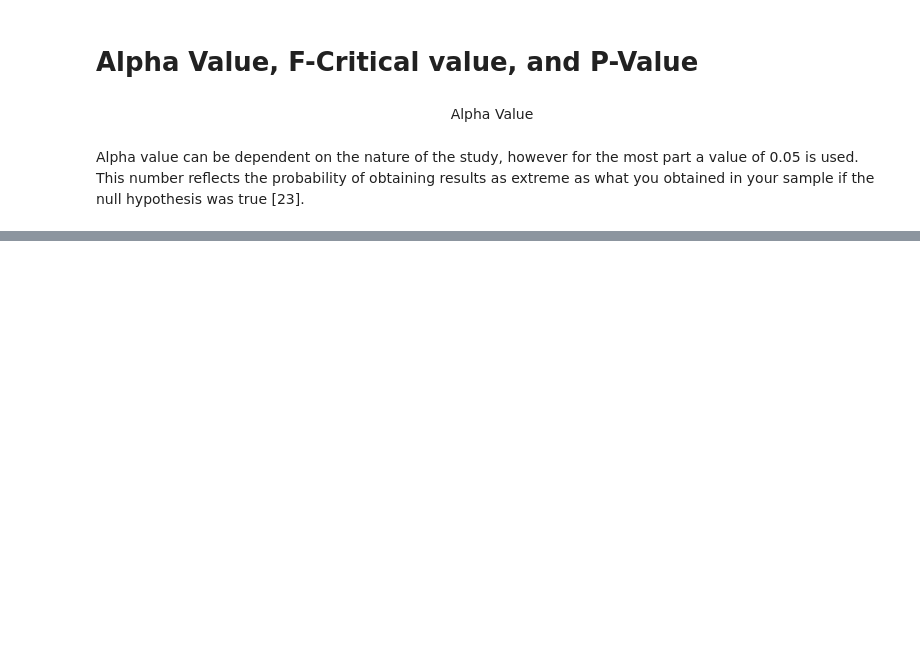
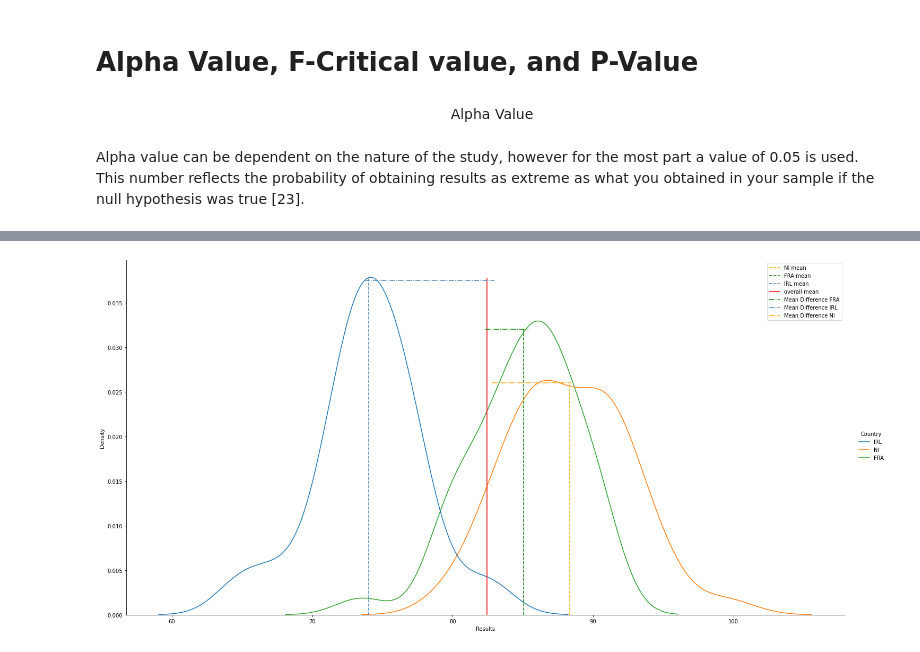
Before and after one commit to Deego88/MLS, a Jupyter notebook: Scipy-stats.ipynb, the cells around one changed output, grey strips where cells are left out. Saved outputs shown, nothing was run; the diff lists cells and outputs as text; code cells hidden in the pictures; blank space fills up the shorter version.

```diff
--- a/Scipy-stats.ipynb
+++ b/Scipy-stats.ipynb
@@ -561,14 +614,27 @@ print("------------------")
 # %%
-sns.displot(df_students,x='Results',hue='Country',kind='kde',height=5,aspect=2)
+# dist plot
+sns.displot(df_students,x='Results',hue='Country',kind='kde',height=10,aspect=2)
+
+# plot vertical line along the mean and dash it
+plt.axvline(x=df_students[df_students.Country == 'NI'].Results.mean(),ymin=0,ymax=0.65,linestyle="--",label='NI mean',color='orange')
+plt.axvline(x=df_students[df_students.Country == 'FRA'].Results.mean(),ymin=0,ymax=0.81,linestyle="--",label='FRA mean',color='g')
+plt.axvline(x=df_students[df_students.Country == 'IRL'].Results.mean(),ymin=0,ymax=0.95,linestyle="--",label='IRL mean',color='steelblue')
+
+# plot thick red line for overall average mean
 plt.axvline(x=df_students.Results.mean(),ymin=0,ymax=0.95,label='overall mean',color='r')
-plt.axvline(x=df_students[df_students.Country == 'NI'].Results.mean(),ymin=0,ymax=0.72,linestyle="--",label='NI mean',color='orange')
-plt.axvline(x=df_students[df_students.Country == 'FRA'].Results.mean(),ymin=0,ymax=0.95,linestyle="--",label='FRA mean',color='g')
-plt.axvline(x=df_students[df_students.Country == 'IRL'].Results.mean(),ymin=0,ymax=0.72,linestyle="--",label='IRL mean',color='steelblue')
-plt.axhline(y=0.042,xmin=0.533,xmax=0.583,color='g',label='Mean Difference FRA',linestyle='-.')
-plt.axhline(y=0.0325,xmin=0.332,xmax=0.533,color='steelblue',label='Mean Difference IRL',linestyle='-.')
-plt.axhline(y=0.0318,xmin=0.533,xmax=0.675,color='orange',label='Mean Difference NI',linestyle='-.')
+
+# plot horizontal line along top of mean and dash it FRA
+plt.axhline(y=0.032,xmin=0.50,xmax=0.56,color='g',label='Mean Difference FRA',linestyle='-.')
+# plot horizontal line along top of mean and dash it IRL
+plt.axhline(y=0.0375,xmin=0.332,xmax=0.513,color='steelblue',label='Mean Difference IRL',linestyle='-.')
+# plot horizontal line along top of mean and dash it NI
+plt.axhline(y=0.026,xmin=0.51,xmax=0.62,color='orange',label='Mean Difference NI',linestyle='-.')
+
+# show image
 plt.legend()
 plt.show()
+# %% [output]
+[figure, added]
 # %% [markdown]
 # References
 
```
Also changed, not shown: parts of 9 cells of this notebook.
